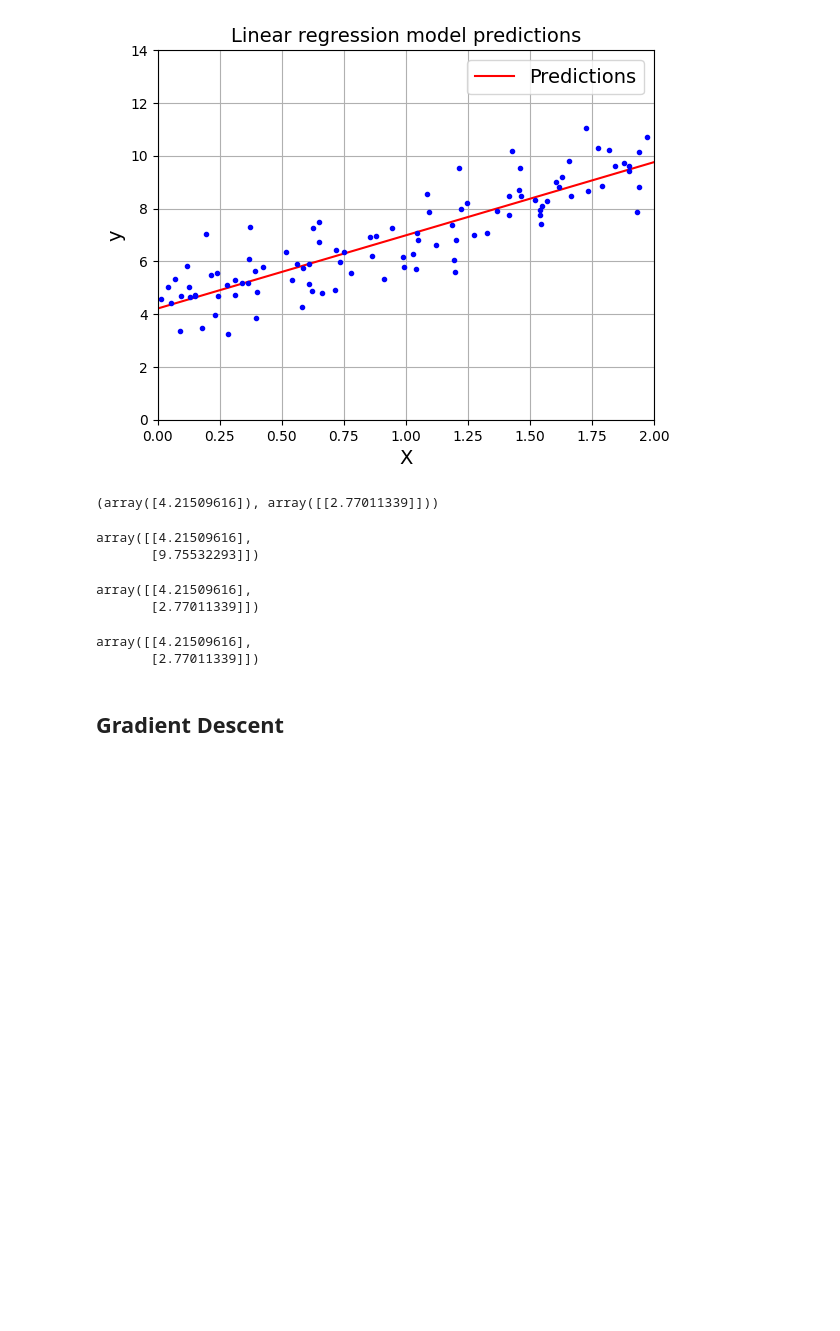
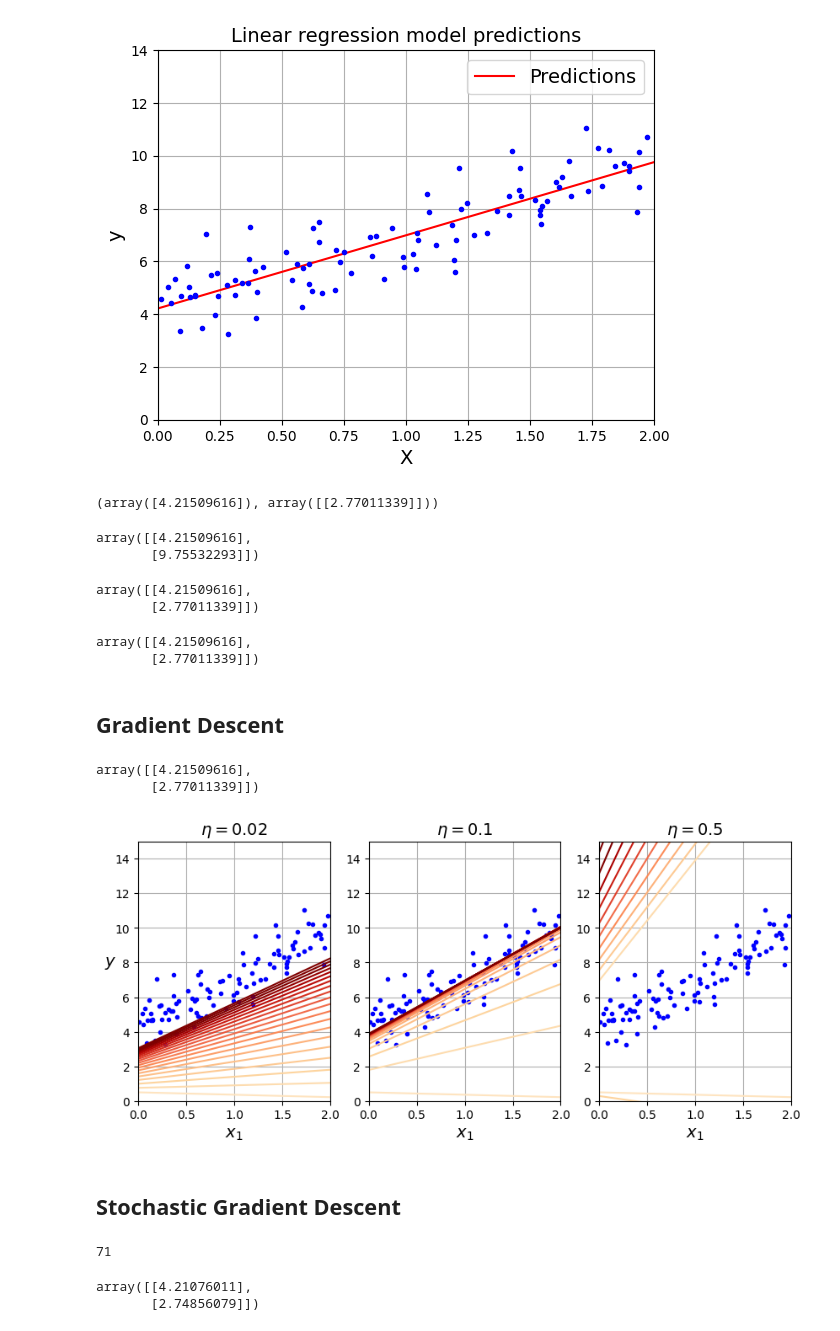
Before and after one commit to thangquang09/Basic-MachineLearning, a Jupyter notebook: Chapter 4. Training Models/TrainingModels.ipynb, the cells around one changed output. Drawn from its saved outputs; the diff is of its cells as text; code cells hidden in the pictures; blank space fills up the shorter version.

```diff
--- a/Chapter 4. Training Models/TrainingModels.ipynb
+++ b/Chapter 4. Training Models/TrainingModels.ipynb
@@ -94,0 +102,76 @@ array([[4.21509616],
+# %%
+for epoch in range(n_epochs):
+    gradients = 2 / m * X_b.T @ (X_b @ theta - y)
+    theta = theta - eta * gradients
+# %%
+theta
+# %% [output]
+array([[4.21509616],
+       [2.77011339]])
+# %%
+import matplotlib as mpl
+
+def plot_gradient_descent(theta, eta):
+    m = len(X_b) # number of instances
+    plt.plot(X, y, 'b.')
+    n_epochs = 1000
+    n_shown = 20
+    theta_path = []
+    for epoch in range(n_epochs):
+        if epoch < n_shown:
+            y_predict = X_new_b @ theta
+            color = mpl.colors.rgb2hex(plt.cm.OrRd(epoch / n_shown + 0.15))
+            plt.plot(X_new, y_predict, linestyle = "solid", color = color)
+        gradients = 2 / m * X_b.T @ (X_b @ theta - y)
+        theta = theta - eta * gradients
+        theta_path.append(theta)
+    plt.xlabel("$x_1$")
+    plt.axis([0, 2, 0, 15])
+    plt.grid()
+    plt.title(fr"$\eta = {eta}$")
+    return theta_path
+# %%
+np.random.seed(42)
+theta = np.random.randn(2, 1)
+
+plt.figure(figsize=(10, 4))
+plt.subplot(131)
+plot_gradient_descent(theta, eta = 0.02)
+plt.ylabel("$y$", rotation=0)
+plt.subplot(132)
+plot_gradient_descent(theta, eta = 0.1)
+plt.subplot(133)
+plot_gradient_descent(theta, eta = 0.5)
+savefig(plt, "three different learning rates")
+plt.show()
+# %% [output]
+[figure, added]
+# %% [markdown]
+## Stochastic Gradient Descent
+# %%
+np.random.randint(100)
+# %% [output]
+71
+# %%
+n_epochs = 50
+t_0, t_1 = 5, 50 # learning rate schedule
+
+def learning_schedule(t):
+    return t_0 / (t + t_1)
+
+np.random.seed(42)
+theta = np.random.randn(2, 1) # random initialization
+
+for epoch in range(n_epochs):
+    for iteration in range(m):
+        random_index = np.random.randint(m)
+        x_i = X_b[random_index : random_index + 1]
+        y_i = y[random_index : random_index + 1]
+        gradients = 2 * x_i.T @ (x_i @ theta - y_i) # ony one instances
+        eta = learning_schedule(epoch * m + iteration)
+        theta = theta - eta * gradients
+
+theta
+# %% [output]
+array([[4.21076011],
+       [2.74856079]])
```
Also changed, not shown: parts of 7 cells of this notebook, 10 other files.
